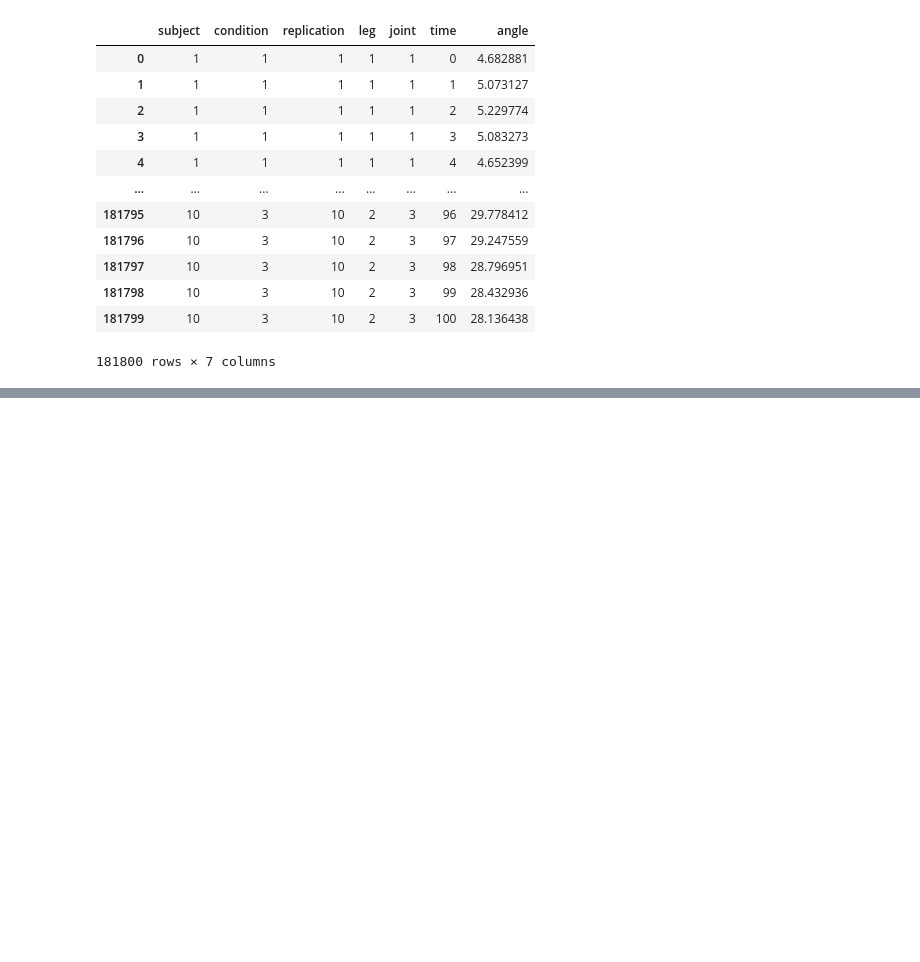
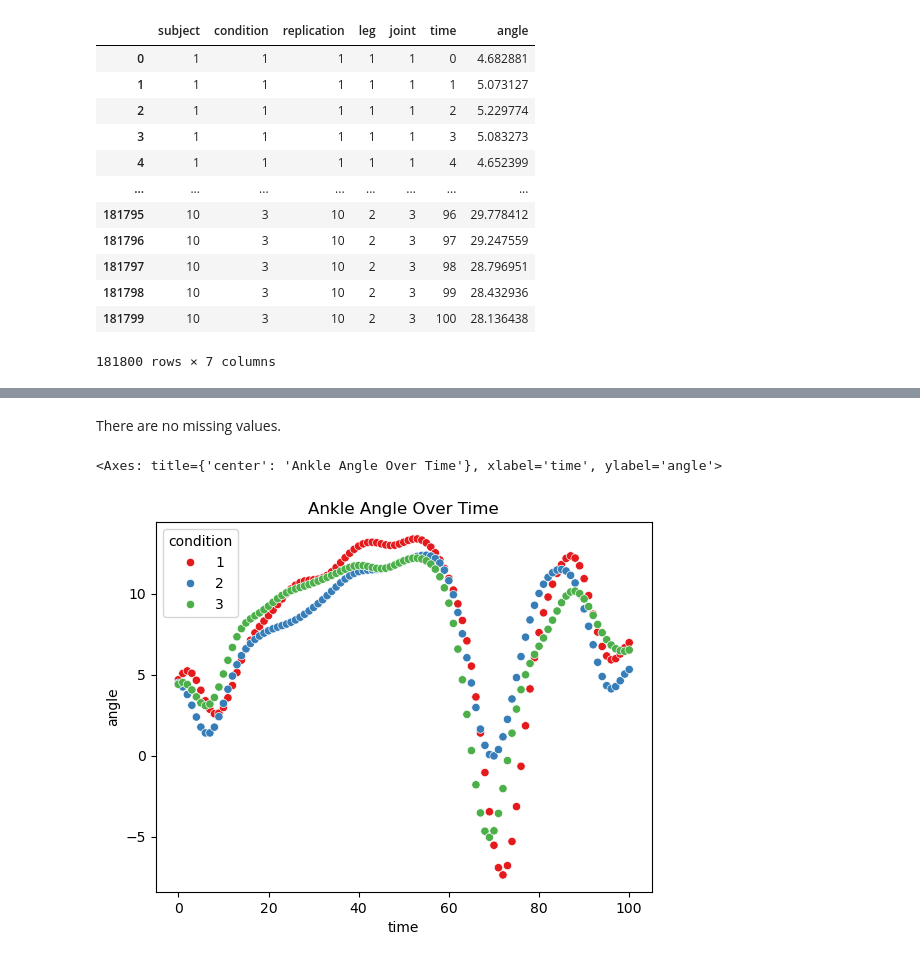
Before and after one commit to jiang-h-y/ds4400-final-proj, a Jupyter notebook: eda.ipynb, the cells around one changed output, grey strips where cells are left out. Drawn from its saved outputs; the diff is of its cells as text; code cells hidden in the pictures; blank space fills up the shorter version.

Commit message:
initial eda to view distribution/pattern of data

```diff
--- a/eda.ipynb
+++ b/eda.ipynb
@@ -25,0 +41,11 @@ df
+# %% [markdown]
+There are no missing values.
+# %%
+# plot a small subset of the data to see differences in condition
+query = "subject == 1 and replication == 1 and joint == 1 and leg == 1"
+condition_subset = df.query(query)
+plt.title("Ankle Angle Over Time")
+sns.scatterplot(data=condition_subset, x="time", y="angle", hue="condition", palette="Set1")
+# %% [output]
+<Axes: title={'center': 'Ankle Angle Over Time'}, xlabel='time', ylabel='angle'>
+[figure, added]
```
Also changed, not shown: parts of 4 cells of this notebook.
